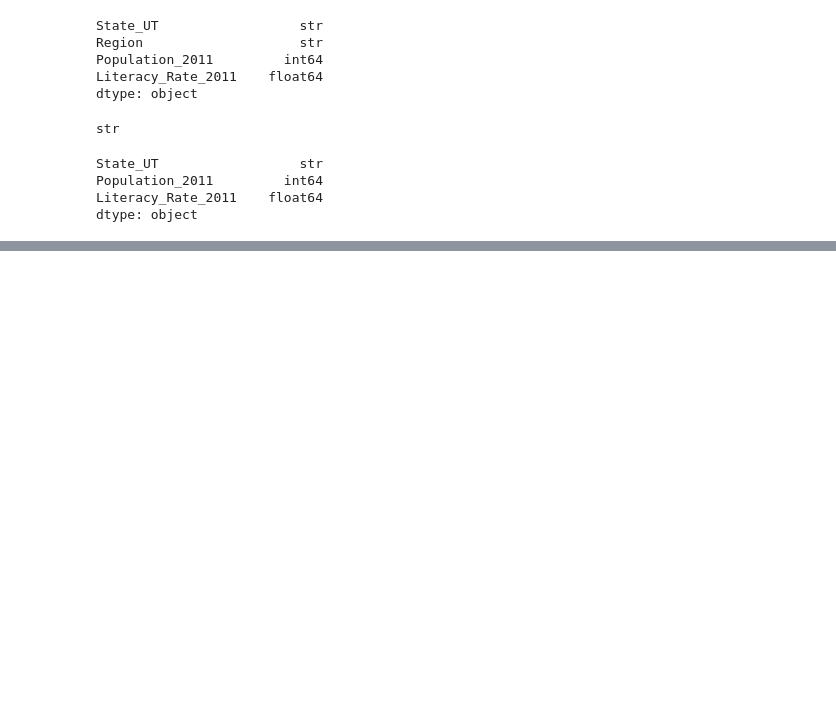
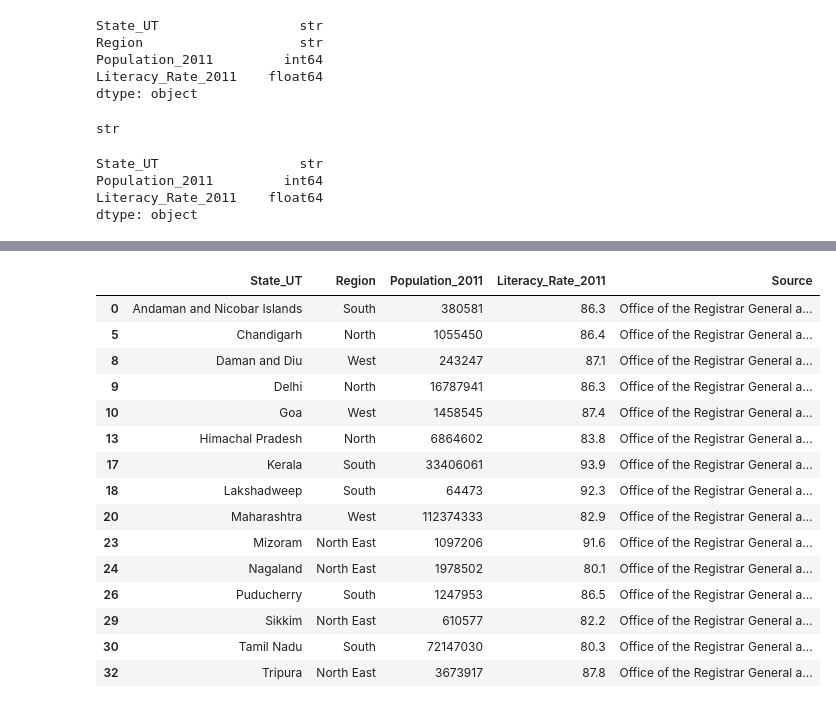
Before and after one commit to Saksham5437/Cynaris-Solutions, a Jupyter notebook: notebooks/w1d2_pandas_tasks.ipynb, the cells around one changed output, grey strips where cells are left out. Cells and saved outputs as stored; diff of their text form; code cells hidden in the pictures; blank space fills up the shorter version.

```diff
--- a/notebooks/w1d2_pandas_tasks.ipynb
+++ b/notebooks/w1d2_pandas_tasks.ipynb
@@ -79,0 +107,19 @@ dtype: object
+# %%
+df1
+# %% [output]
+|  | State_UT | Region | Population_2011 | Literacy_Rate_2011 | Source |
+| 0 | Andaman and Nicobar Islands | South | 380581 | 86.3 | Office of the Registrar General a... |
+| 5 | Chandigarh | North | 1055450 | 86.4 | Office of the Registrar General a... |
+| 8 | Daman and Diu | West | 243247 | 87.1 | Office of the Registrar General a... |
+| 9 | Delhi | North | 16787941 | 86.3 | Office of the Registrar General a... |
+| 10 | Goa | West | 1458545 | 87.4 | Office of the Registrar General a... |
+| 13 | Himachal Pradesh | North | 6864602 | 83.8 | Office of the Registrar General a... |
+| 17 | Kerala | South | 33406061 | 93.9 | Office of the Registrar General a... |
+| 18 | Lakshadweep | South | 64473 | 92.3 | Office of the Registrar General a... |
+| 20 | Maharashtra | West | 112374333 | 82.9 | Office of the Registrar General a... |
+| 23 | Mizoram | North East | 1097206 | 91.6 | Office of the Registrar General a... |
+| 24 | Nagaland | North East | 1978502 | 80.1 | Office of the Registrar General a... |
+| 26 | Puducherry | South | 1247953 | 86.5 | Office of the Registrar General a... |
+| 29 | Sikkim | North East | 610577 | 82.2 | Office of the Registrar General a... |
+| 30 | Tamil Nadu | South | 72147030 | 80.3 | Office of the Registrar General a... |
+| 32 | Tripura | North East | 3673917 | 87.8 | Office of the Registrar General a... |
```
Also changed, not shown: parts of 21 cells of this notebook.
